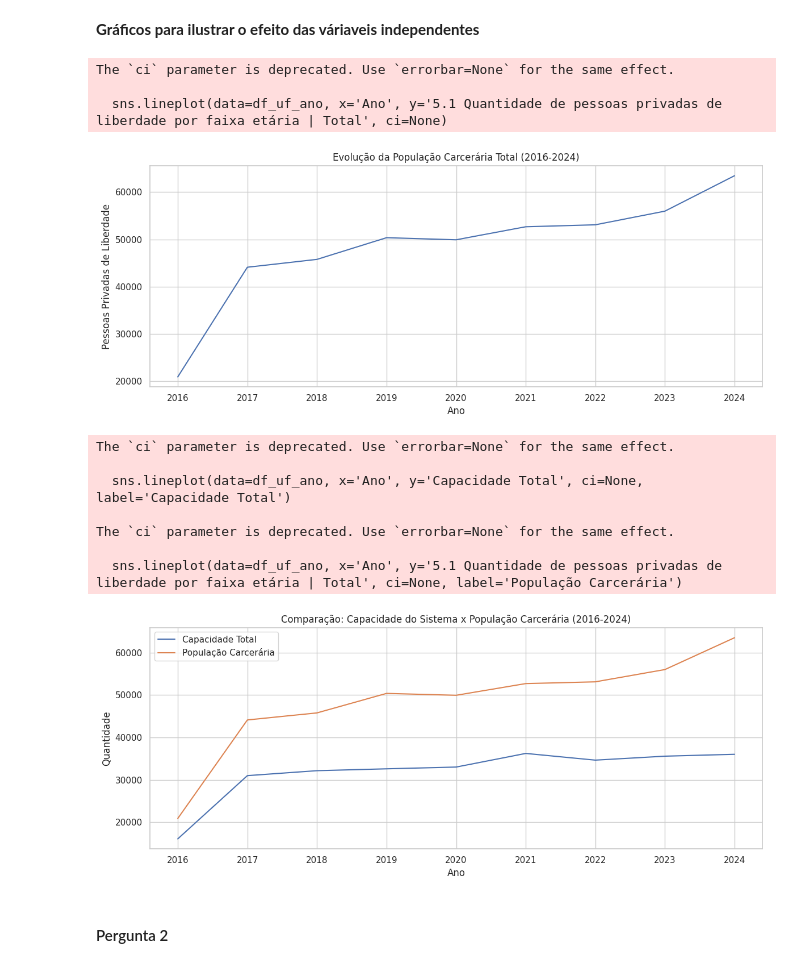
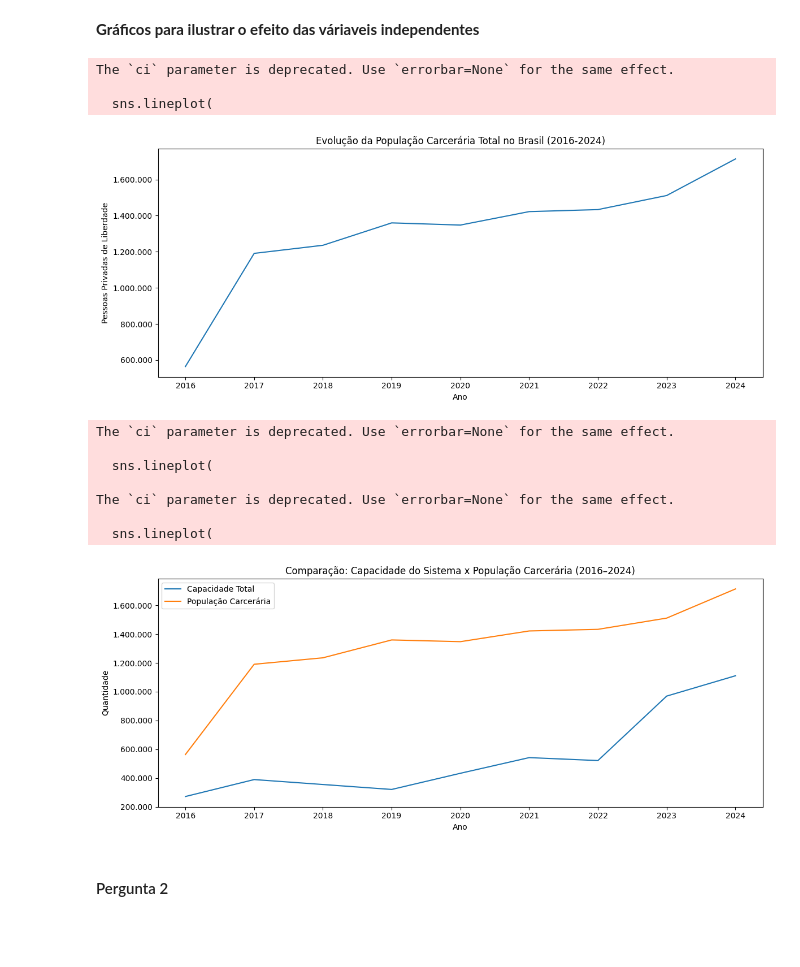
Before and after one commit to Caio-Brega/introducao-ciencia-dos-dados, a Jupyter notebook: TP_ICD.ipynb, the cells around one changed output. Drawn from its saved outputs; the diff is of its cells as text; code cells hidden in the pictures; blank space fills up the shorter version.

```diff
--- a/TP_ICD.ipynb
+++ b/TP_ICD.ipynb
@@ -321,50 +258,73 @@ df_uf_ano.head(27)
 # %% [markdown]
 **Gráficos para ilustrar o efeito das váriaveis independentes**
 # %%
+import matplotlib.pyplot as plt
+import seaborn as sns
+import matplotlib.ticker as ticker
 
-sns.set(style='whitegrid')
+df_brasil_ano = dados_filtrados1.groupby('Ano').sum(numeric_only=True).reset_index()
 
-# População carcerária total por ano
 plt.figure(figsize=(12, 5))
-sns.lineplot(data=df_uf_ano, x='Ano', y='5.1 Quantidade de pessoas privadas de liberdade por faixa etária | Total', ci=None)
-plt.title('Evolução da População Carcerária Total (2016-2024)')
+sns.lineplot(
+    data=df_brasil_ano,
+    x='Ano',
+    y='5.1 Quantidade de pessoas privadas de liberdade por faixa etária | Total',
+    ci=None
+)
+plt.title('Evolução da População Carcerária Total no Brasil (2016-2024)')
 plt.xlabel('Ano')
 plt.ylabel('Pessoas Privadas de Liberdade')
+# Notação absoluta
+plt.gca().yaxis.set_major_formatter(ticker.FuncFormatter(lambda x, _: f'{int(x):,}'.replace(",", ".")))
 plt.tight_layout()
 plt.show()
 # %% [output]
 The `ci` parameter is deprecated. Use `errorbar=None` for the same effect.
 
-  sns.lineplot(data=df_uf_ano, x='Ano', y='5.1 Quantidade de pessoas privadas de liberdade por faixa etária | Total', ci=None)
+  sns.lineplot(
-[figure, old version]
+[figure, new version]
 # %%
-# Capacidade total do sistema (somando todos os tipos de vagas disponíveis)
-df_uf_ano['Capacidade Total'] = (
-    df_uf_ano['1.3 Capacidade do estabelecimento | Presos provisórios | Total'] +
-    df_uf_ano['1.3 Capacidade do estabelecimento | Regime fechado | Total'] +
-    df_uf_ano['1.3 Capacidade do estabelecimento | Regime semiaberto | Total'] +
-    df_uf_ano['1.3 Capacidade do estabelecimento | Regime aberto | Total'] +
-    df_uf_ano['1.3 Capacidade do estabelecimento | Regime Disciplinar Diferenciado (RDD) | Total']
+# Capacidade total do sistema
+dados_filtrados1['Capacidade Total'] = (
+    dados_filtrados1['1.3 Capacidade do estabelecimento | Masculino | Total'] +
+    dados_filtrados1['1.3 Capacidade do estabelecimento | Feminino | Total']
 )
 
+df_brasil_ano = dados_filtrados1.groupby('Ano').sum(numeric_only=True).reset_index()
+
 plt.figure(figsize=(12, 5))
-sns.lineplot(data=df_uf_ano, x='Ano', y='Capacidade Total', ci=None, label='Capacidade Total')
-sns.lineplot(data=df_uf_ano, x='Ano', y='5.1 Quantidade de pessoas privadas de liberdade por faixa etária | Total', ci=None, label='População Carcerária')
-plt.title('Comparação: Capacidade do Sistema x População Carcerária (2016-2024)')
+sns.lineplot(
+    data=df_brasil_ano,
+    x='Ano',
+    y='Capacidade Total',
+    ci=None,
+    label='Capacidade Total'
+)
+sns.lineplot(
+    data=df_brasil_ano,
+    x='Ano',
+    y='5.1 Quantidade de pessoas privadas de liberdade por faixa etária | Total',
+    ci=None,
+    label='População Carcerária'
+)
+plt.title('Comparação: Capacidade do Sistema x População Carcerária (2016–2024)')
 plt.xlabel('Ano')
 plt.ylabel('Quantidade')
+
+plt.gca().yaxis.set_major_formatter(ticker.FuncFormatter(lambda x, _: f'{int(x):,}'.replace(",", ".")))
+
 plt.legend()
 plt.tight_layout()
 plt.show()
 # %% [output]
 The `ci` parameter is deprecated. Use `errorbar=None` for the same effect.
 
-  sns.lineplot(data=df_uf_ano, x='Ano', y='Capacidade Total', ci=None, label='Capacidade Total')
+  sns.lineplot(
 
 The `ci` parameter is deprecated. Use `errorbar=None` for the same effect.
 
-  sns.lineplot(data=df_uf_ano, x='Ano', y='5.1 Quantidade de pessoas privadas de liberdade por faixa etária | Total', ci=None, label='População Carcerária')
+  sns.lineplot(
-[figure, old version]
+[figure, new version]
 # %% [markdown]
 #### Pergunta 2
 # %% [markdown]
```
Also changed, not shown: parts of 34 cells of this notebook.
